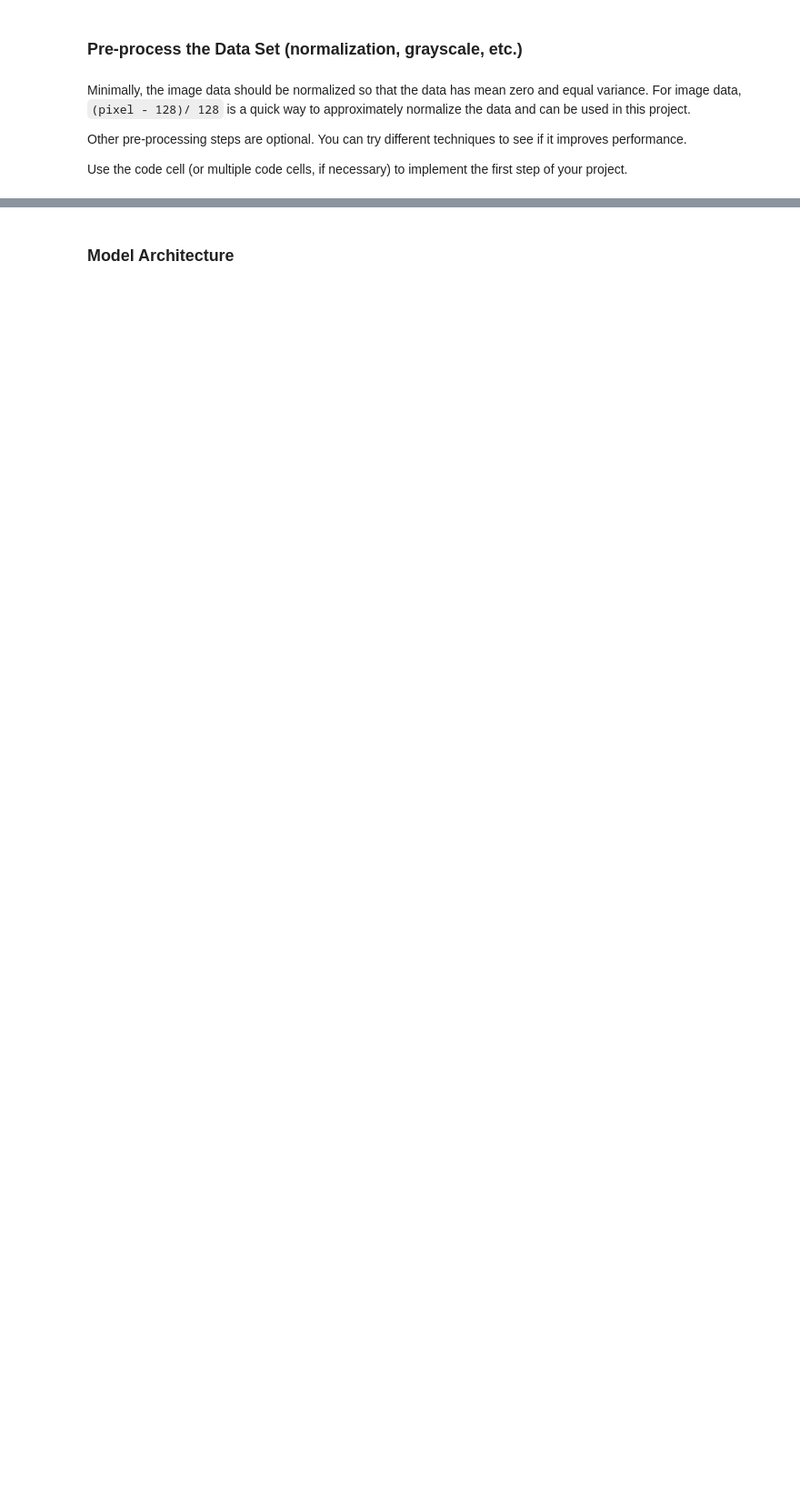
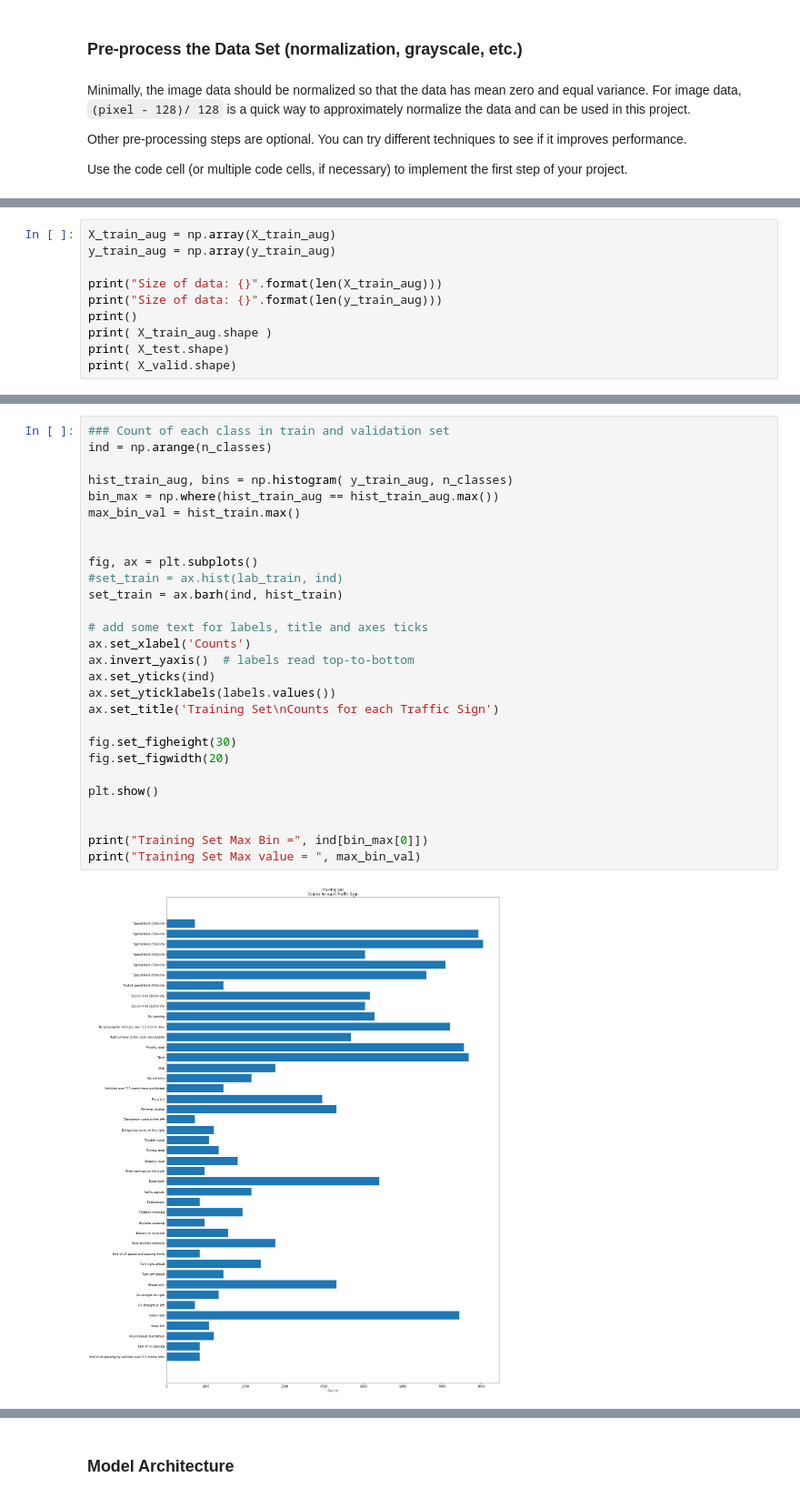
Before and after one commit to itscherylanne/CarND-Traffic-Sign-Classifier-Project, a Jupyter notebook: Traffic_Sign_Classifier.ipynb, the cells around one changed output, grey strips where cells are left out. Shown: that part at 91% size. Saved outputs shown, nothing was run; the diff lists cells and outputs as text; blank space fills up the shorter version.

```diff
--- a/Traffic_Sign_Classifier.ipynb
+++ b/Traffic_Sign_Classifier.ipynb
@@ -249,0 +357,10 @@ X_train, y_train = shuffle(X_train, y_train)
+# %%
+X_train_aug = np.array(X_train_aug)
+y_train_aug = np.array(y_train_aug)
+
+print("Size of data: {}".format(len(X_train_aug)))
+print("Size of data: {}".format(len(y_train_aug)))
+print()
+print( X_train_aug.shape )
+print( X_test.shape)
+print( X_valid.shape)
@@ -249,0 +374,30 @@ X_train, y_train = shuffle(X_train, y_train)
+# %%
+### Count of each class in train and validation set
+ind = np.arange(n_classes)
+
+hist_train_aug, bins = np.histogram( y_train_aug, n_classes)
+bin_max = np.where(hist_train_aug == hist_train_aug.max())
+max_bin_val = hist_train.max()
+
+
+fig, ax = plt.subplots()
+#set_train = ax.hist(lab_train, ind)
+set_train = ax.barh(ind, hist_train)
+
+# add some text for labels, title and axes ticks
+ax.set_xlabel('Counts')
+ax.invert_yaxis()  # labels read top-to-bottom
+ax.set_yticks(ind)
+ax.set_yticklabels(labels.values())
+ax.set_title('Training Set\nCounts for each Traffic Sign')
+
+fig.set_figheight(30)
+fig.set_figwidth(20)
+
+plt.show()
+
+
+print("Training Set Max Bin =", ind[bin_max[0]])
+print("Training Set Max value = ", max_bin_val)
+# %% [output]
+[figure, added]
```
Also changed, not shown: parts of 40 cells of this notebook, 11 other files.
